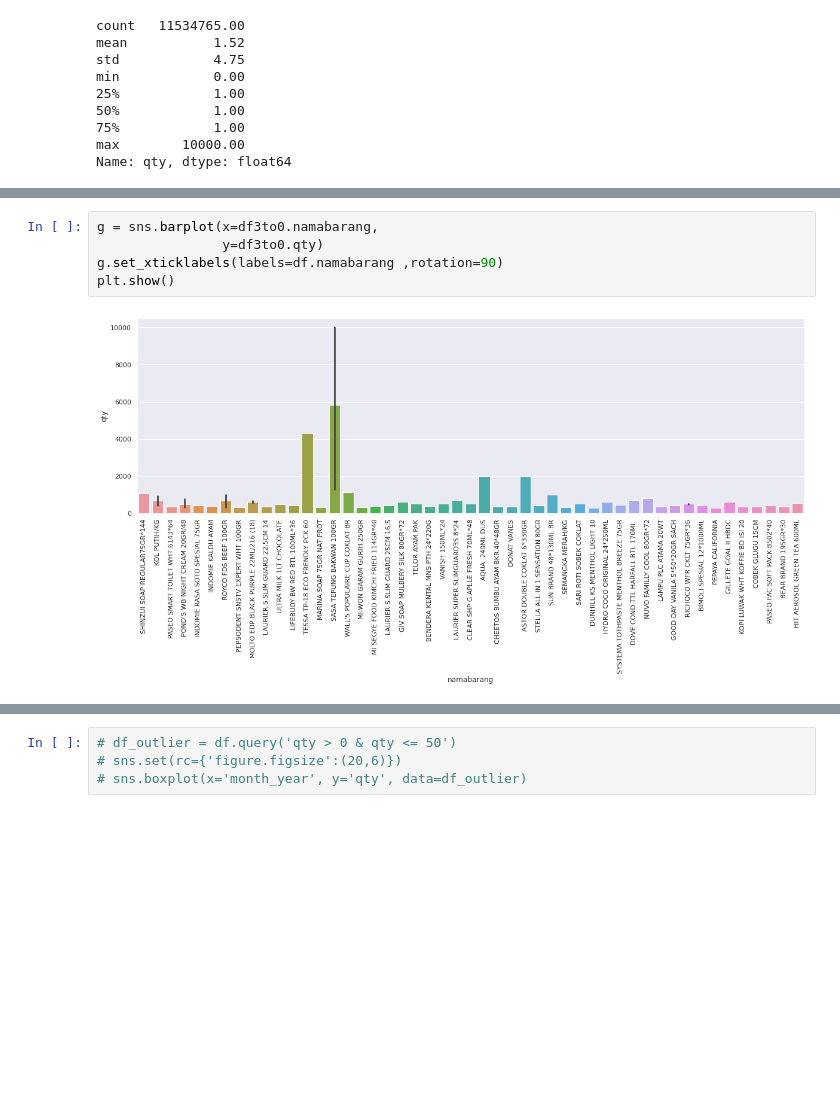
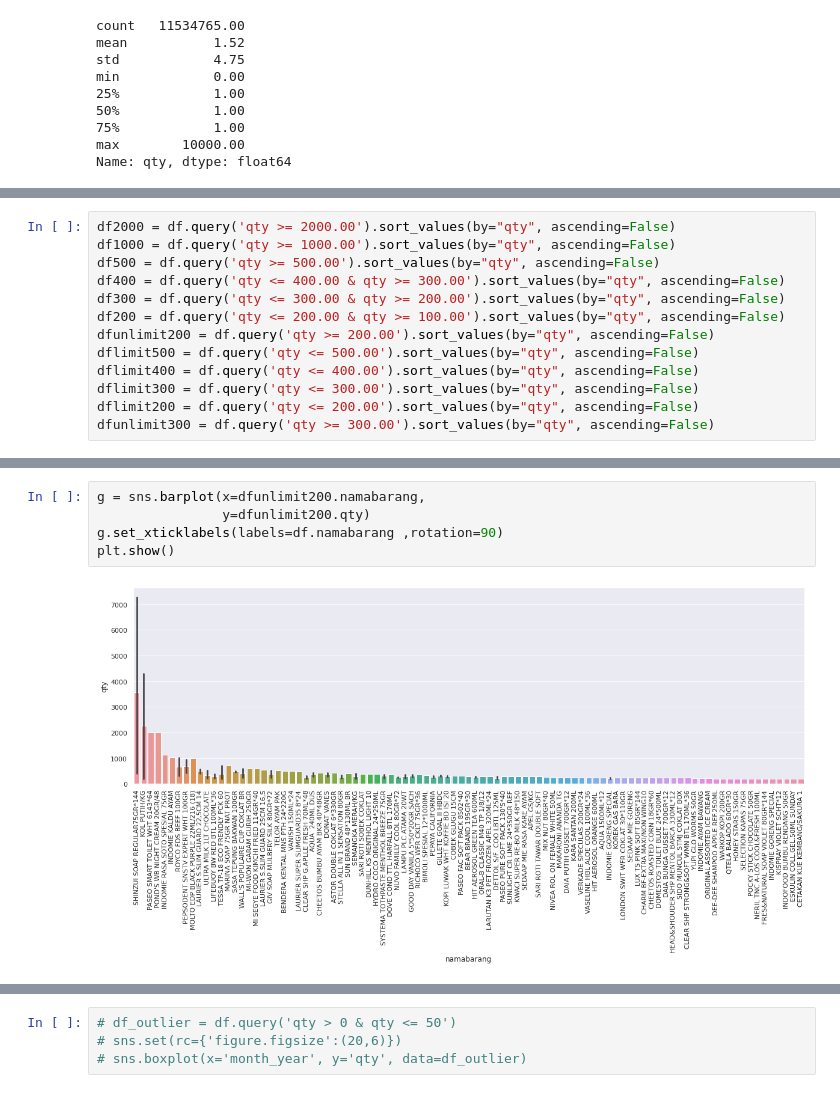
Before and after one commit to diegoray/sales-prediction-gru, a Jupyter notebook: ipynb/EDA.ipynb, the cells around one changed output, grey strips where cells are left out. Cells and saved outputs as stored; diff of their text form; blank space fills up the shorter version.

```diff
--- a/ipynb/EDA.ipynb
+++ b/ipynb/EDA.ipynb
@@ -214,0 +182,13 @@ array(['8992826111072', '8999999706111', '8886008101336', '089686010947',
+# %%
+df2000 = df.query('qty >= 2000.00').sort_values(by="qty", ascending=False)
+df1000 = df.query('qty >= 1000.00').sort_values(by="qty", ascending=False)
+df500 = df.query('qty >= 500.00').sort_values(by="qty", ascending=False)
+df400 = df.query('qty <= 400.00 & qty >= 300.00').sort_values(by="qty", ascending=False)
+df300 = df.query('qty <= 300.00 & qty >= 200.00').sort_values(by="qty", ascending=False)
+df200 = df.query('qty <= 200.00 & qty >= 100.00').sort_values(by="qty", ascending=False)
+dfunlimit200 = df.query('qty >= 200.00').sort_values(by="qty", ascending=False)
+dflimit500 = df.query('qty <= 500.00').sort_values(by="qty", ascending=False)
+dflimit400 = df.query('qty <= 400.00').sort_values(by="qty", ascending=False)
+dflimit300 = df.query('qty <= 300.00').sort_values(by="qty", ascending=False)
+dflimit200 = df.query('qty <= 200.00').sort_values(by="qty", ascending=False)
+dfunlimit300 = df.query('qty >= 300.00').sort_values(by="qty", ascending=False)
@@ -221,10 +209,10 @@ print('Unique Kode namabarang:',namabarang_u)
 Unique Barcode: 48
 Unique Kode namabarang: 49
 # %%
-g = sns.barplot(x=df3to0.namabarang,
-                y=df3to0.qty)
+g = sns.barplot(x=dfunlimit200.namabarang,
+                y=dfunlimit200.qty)
 g.set_xticklabels(labels=df.namabarang ,rotation=90)
 plt.show()
 # %% [output]
-[figure, old version]
+[figure, new version]
 # %%
```
Also changed, not shown: parts of 26 cells of this notebook, 3 other files.
